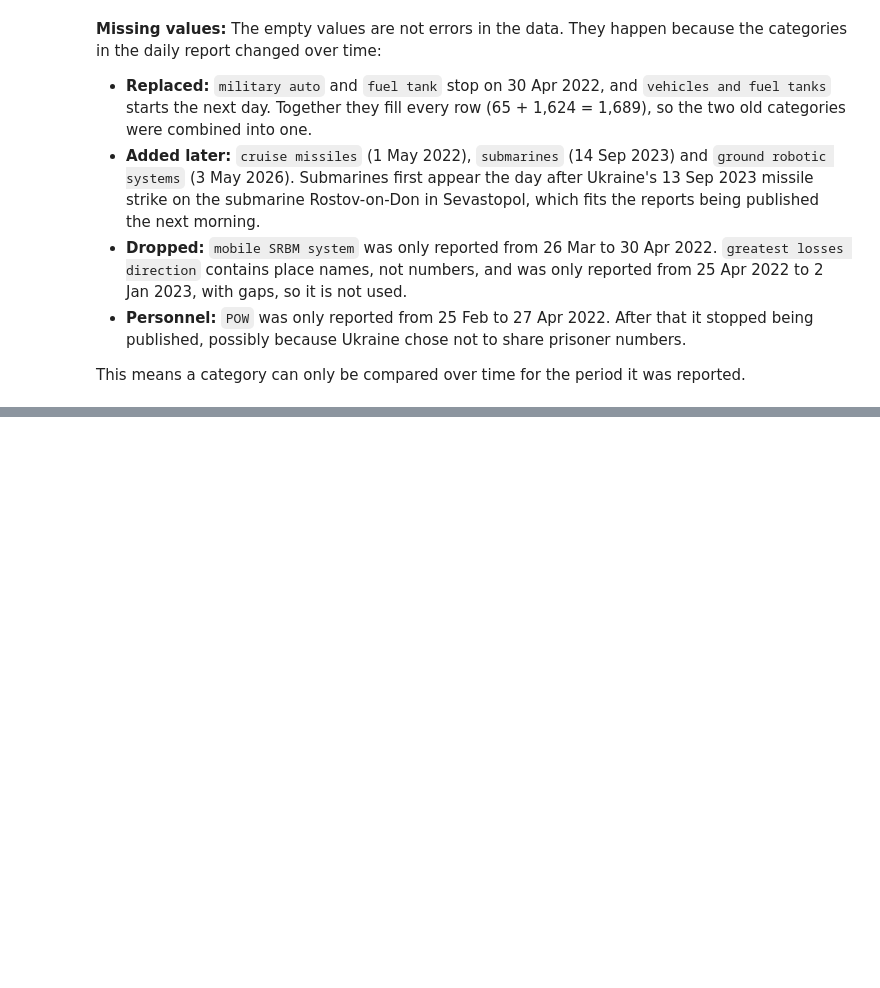
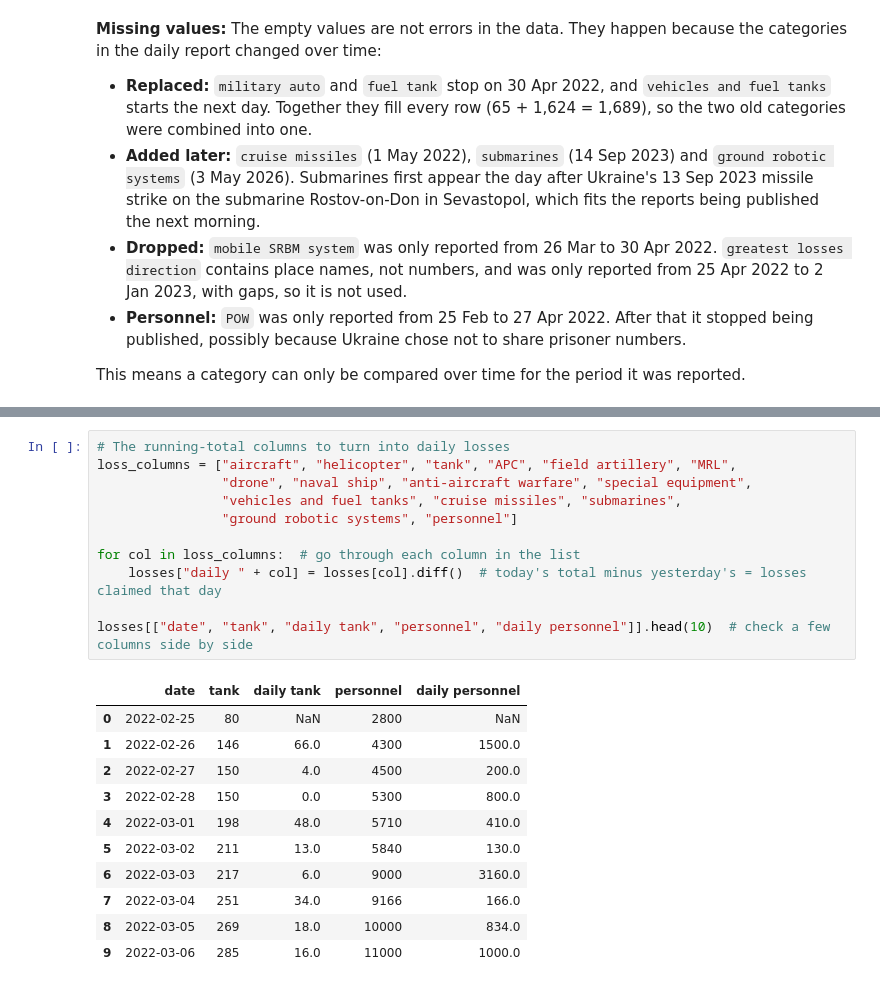
Before and after one commit to ABROCK1516/Ukraine-Losses-Weather, a Jupyter notebook: Ukraine_Losses_Weather.ipynb, the cells around one changed output, grey strips where cells are left out. Drawn from its saved outputs; the diff is of its cells as text; blank space fills up the shorter version.

```diff
--- a/Ukraine_Losses_Weather.ipynb
+++ b/Ukraine_Losses_Weather.ipynb
@@ -248,0 +307,23 @@ This means a category can only be compared over time for the period it was repor
+# %%
+# The running-total columns to turn into daily losses
+loss_columns = ["aircraft", "helicopter", "tank", "APC", "field artillery", "MRL",
+                "drone", "naval ship", "anti-aircraft warfare", "special equipment",
+                "vehicles and fuel tanks", "cruise missiles", "submarines",
+                "ground robotic systems", "personnel"]
+
+for col in loss_columns:  # go through each column in the list
+    losses["daily " + col] = losses[col].diff()  # today's total minus yesterday's = losses claimed that day
+
+losses[["date", "tank", "daily tank", "personnel", "daily personnel"]].head(10)  # check a few columns side by side
+# %% [output]
+|  | date | tank | daily tank | personnel | daily personnel |
+| 0 | 2022-02-25 | 80 | NaN | 2800 | NaN |
+| 1 | 2022-02-26 | 146 | 66.0 | 4300 | 1500.0 |
+| 2 | 2022-02-27 | 150 | 4.0 | 4500 | 200.0 |
+| 3 | 2022-02-28 | 150 | 0.0 | 5300 | 800.0 |
+| 4 | 2022-03-01 | 198 | 48.0 | 5710 | 410.0 |
+| 5 | 2022-03-02 | 211 | 13.0 | 5840 | 130.0 |
+| 6 | 2022-03-03 | 217 | 6.0 | 9000 | 3160.0 |
+| 7 | 2022-03-04 | 251 | 34.0 | 9166 | 166.0 |
+| 8 | 2022-03-05 | 269 | 18.0 | 10000 | 834.0 |
+| 9 | 2022-03-06 | 285 | 16.0 | 11000 | 1000.0 |
```
Also changed, not shown: parts of 23 cells of this notebook.
